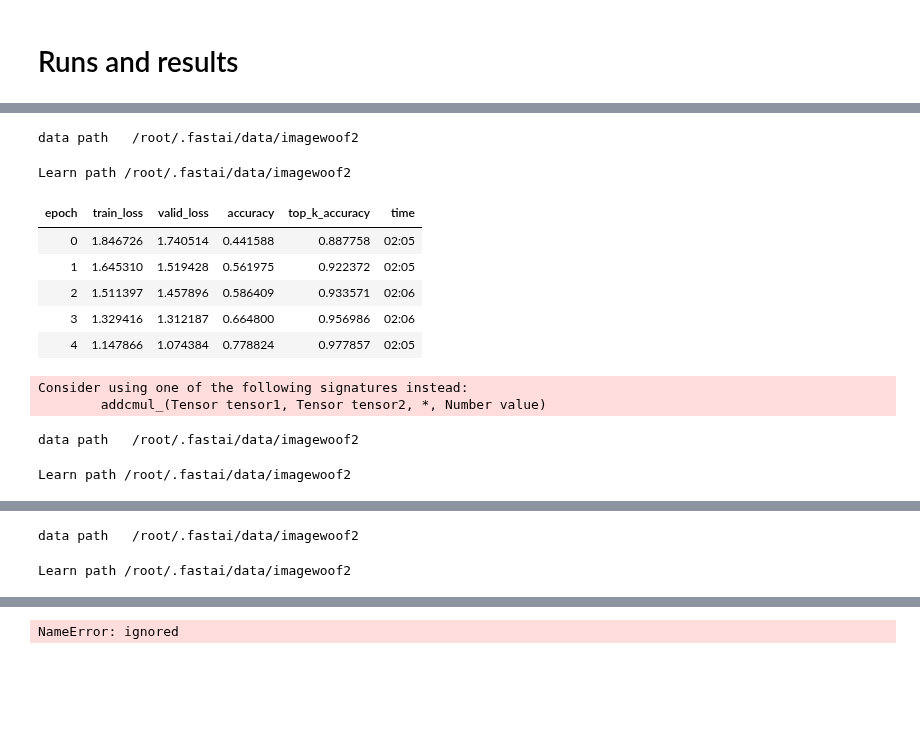
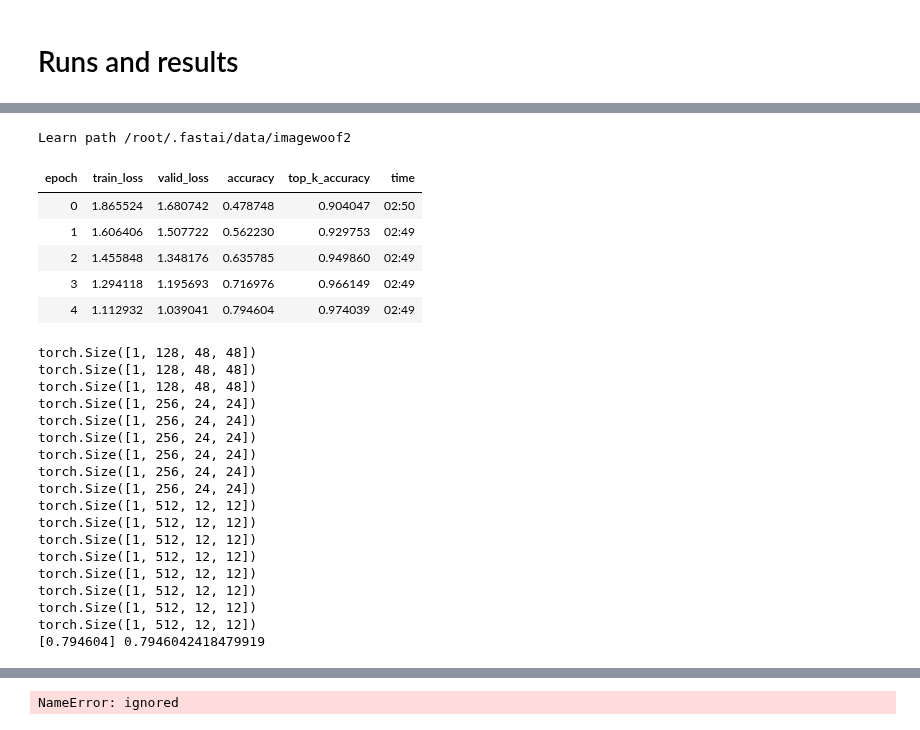
Before and after one commit to liuyao12/Ranger-Mish-ImageWoof-5, a Jupyter notebook: Woof_128_ResNet_with_a_Twist.ipynb, the cells around one changed output, grey strips where cells are left out. Drawn from its saved outputs; the diff is of its cells as text; code cells hidden in the pictures; blank space fills up the shorter version.

```diff
--- a/Woof_128_ResNet_with_a_Twist.ipynb
+++ b/Woof_128_ResNet_with_a_Twist.ipynb
@@ -63,16 +63,17 @@ from model_constructor.layers import SimpleSelfAttention, ConvLayer
 class ConvTwist(nn.Module):  # replacing 3x3 Conv2d with in_channels=out_channels
     def __init__(self, ni, nf):
         super(ConvTwist, self).__init__()
-        self.twist = True # and ni<=256
-        self.mask1 = torch.zeros((ni,ni,1,1)) # to mask out the weights of conv1x1
+        self.twist = True and ni<=256
+        self.conv = nn.Conv2d(ni, nf, kernel_size=3, padding=1, bias=False, groups=1)
         if self.twist:
-            self.expansion = 2
-            ni *= self.expansion
-            self.conv = nn.Conv2d(ni, ni, kernel_size=3, padding=1, bias=False, groups=1)
             Dx = torch.Tensor([[-1,0,1],[-2,0,2],[-1,0,1]]).view(1,1,3,3)
             Dy = torch.Tensor([[1,2,1],[0,0,0],[-1,-2,-1]]).view(1,1,3,3)
-            self.DD = torch.cat([Dx,Dy]*(ni//2), dim=0)
-            self.conv1x1 = nn.Conv2d(ni, ni, kernel_size=1, bias=False, groups=1)
+            self.DD = torch.cat([Dx,Dy]*ni, dim=0)
+            a = 2
+            self.expansion = a
+            self.conv1 = nn.Conv2d(ni, ni*a, kernel_size=3, padding=1, bias=False, groups=ni)
+            self.conv2 = nn.Conv2d(ni*a, ni*a*2, kernel_size=1, bias=False, groups=ni*a)
+            self.conv3 = nn.Conv2d(ni*a*2, nf*2, kernel_size=1, bias=False, groups=1)
             self.XY = None
         else:
             self.conv = nn.Conv2d(ni, nf, kernel_size=3, padding=1, bias=False, groups=1)
@@ -82,21 +83,29 @@ class ConvTwist(nn.Module):  # replacing 3x3 Conv2d with in_channels=out_channel
         # out = x
         if self.twist:
             CC = C*self.expansion
-            out = x.unsqueeze(2).expand(N,C,CC//C,H,W).reshape(N,CC,H,W)
+            x_double = x.unsqueeze(2).expand(N,C,2,H,W).reshape(N,C*2,H,W)
             if self.XY is None:
                 XX = torch.from_numpy(np.indices((1,1,H,W))[3]*2/W-1)
                 YY = torch.from_numpy(np.indices((1,1,H,W))[2]*2/H-1)
-                self.XY = torch.cat([XX,YY]*(CC//2), dim=1).type(x.dtype).to(x.device)
+                self.XY = torch.cat([XX,YY]*C, dim=1).type(x.dtype).to(x.device)
                 print(self.XY.size())
                 self.DD = self.DD.to(x.device)
-            pdf = F.relu(out)+0.01
-            total = pdf.sum((2,3))
-            XYbar = (self.XY*pdf).sum((2,3))/total
+            x_plus = F.relu(x_double)+0.01
+            total = x_plus.sum((2,3))
+            XYbar = (self.XY*x_plus).sum((2,3))/total
             XY = self.XY-XYbar[:,:,None,None]
-            twist = F.conv2d(out, self.DD, padding=1, groups=CC)
-            twist = self.conv(out) + XY*self.conv1x1(twist)
+            # XY = XY.unsqueeze(2).expand(N,CC,2,H,W).reshape(N,CC*2,H,W)
+            XY = XY.view(N,C,2,H,W)
+            XY = torch.cat([XY,XY], dim=2).view(N,C*4,H,W)
+            # out = F.conv2d(x, self.DD, padding=1, groups=CC)
+            out = self.conv1(x)
+            out = self.conv2(out)
+            out = self.conv3(XY*out)
+            N,CC,H,W = out.size()
+            out = out.view(N,CC//2,2,H,W).sum(2)
+            out = self.conv(x) + out
         else:
-            out = self.conv(out)
+            out = self.conv(x)
         return out
 # %%
 A = torch.arange(12).view(3,4)
@@ -176,7 +185,7 @@ res = []
 # %% [markdown]
 # Runs and results
 # %%
-epochs = [5,5,5]
+epochs = [5]
 for e in epochs:
     mixup=0 if e<20 else 0.2
     learn = get_learn(model=model, size=192, bs=32, mixup=mixup)
@@ -189,12 +197,25 @@ Downloading https://s3.amazonaws.com/fast-ai-imageclas/imagewoof2.tgz
-data path   /root/.fastai/data/imagewoof2
+Learn path /root/.fastai/data/imagewoof2
+| epoch | train_loss | valid_loss | accuracy | top_k_accuracy | time |
+| 0 | 1.865524 | 1.680742 | 0.478748 | 0.904047 | 02:50 |
+| 1 | 1.606406 | 1.507722 | 0.562230 | 0.929753 | 02:49 |
+| 2 | 1.455848 | 1.348176 | 0.635785 | 0.949860 | 02:49 |
+| 3 | 1.294118 | 1.195693 | 0.716976 | 0.966149 | 02:49 |
+| 4 | 1.112932 | 1.039041 | 0.794604 | 0.974039 | 02:49 |
-Learn path /root/.fastai/data/imagewoof2
+torch.Size([1, 128, 48, 48])
+torch.Size([1, 128, 48, 48])
+torch.Size([1, 128, 48, 48])
+torch.Size([1, 256, 24, 24])
+torch.Size([1, 256, 24, 24])
+torch.Size([1, 256, 24, 24])
+torch.Size([1, 256, 24, 24])
+torch.Size([1, 256, 24, 24])
+torch.Size([1, 256, 24, 24])
+torch.Size([1, 512, 12, 12])
+torch.Size([1, 512, 12, 12])
+torch.Size([1, 512, 12, 12])
+torch.Size([1, 512, 12, 12])
+torch.Size([1, 512, 12, 12])
+torch.Size([1, 512, 12, 12])
+torch.Size([1, 512, 12, 12])
+torch.Size([1, 512, 12, 12])
+[0.794604] 0.7946042418479919
-| epoch | train_loss | valid_loss | accuracy | top_k_accuracy | time |
-| 0 | 1.846726 | 1.740514 | 0.441588 | 0.887758 | 02:05 |
-| 1 | 1.645310 | 1.519428 | 0.561975 | 0.922372 | 02:05 |
-| 2 | 1.511397 | 1.457896 | 0.586409 | 0.933571 | 02:06 |
-| 3 | 1.329416 | 1.312187 | 0.664800 | 0.956986 | 02:06 |
-| 4 | 1.147866 | 1.074384 | 0.778824 | 0.977857 | 02:05 |
-Consider using one of the following signatures instead:
-        addcmul_(Tensor tensor1, Tensor tensor2, *, Number value)
-data path   /root/.fastai/data/imagewoof2
-Learn path /root/.fastai/data/imagewoof2
@@ -207,2 +221,0 @@ Learn path /root/.fastai/data/imagewoof2
-data path   /root/.fastai/data/imagewoof2
-Learn path /root/.fastai/data/imagewoof2
```
Also changed, not shown: parts of 2 cells of this notebook.
